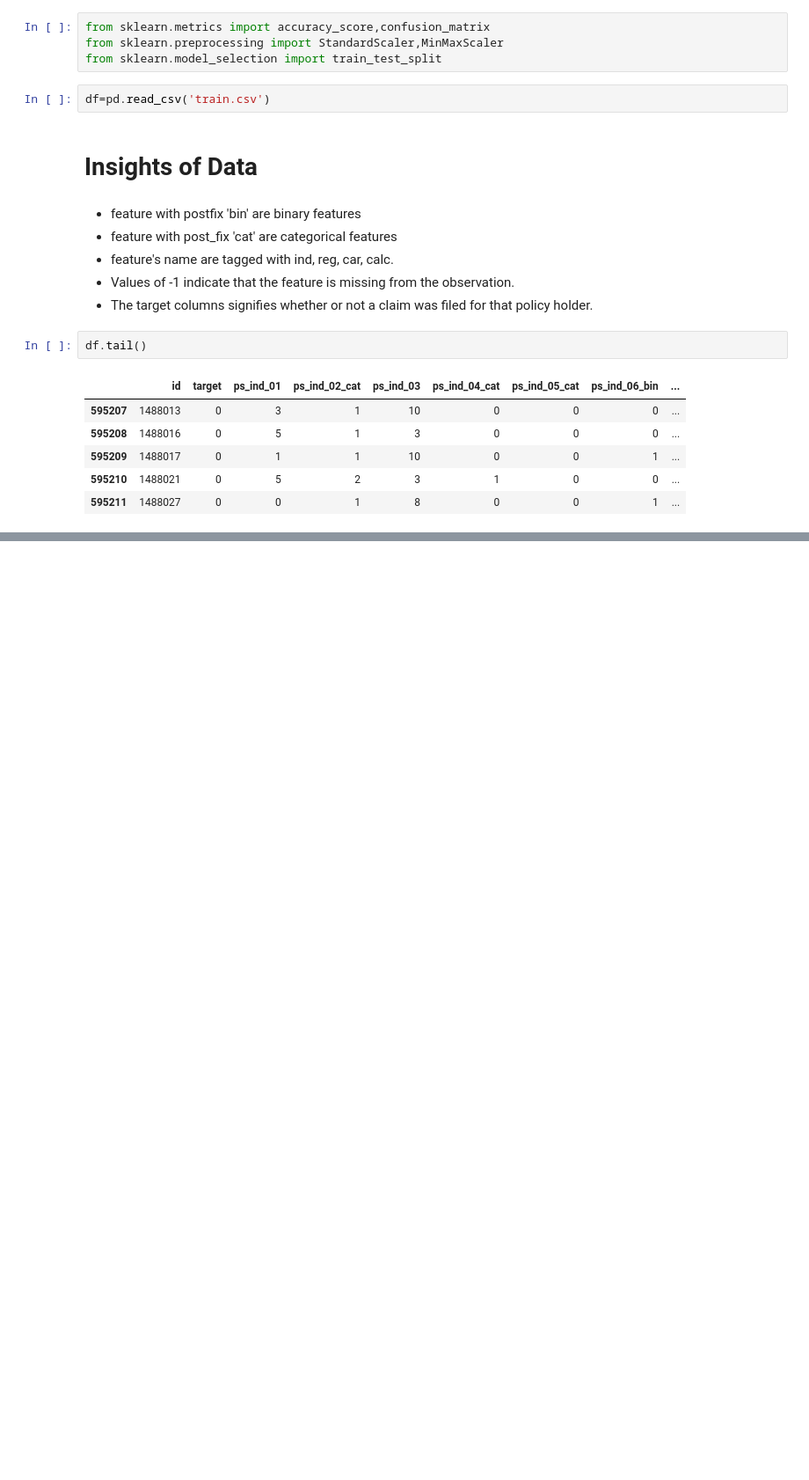
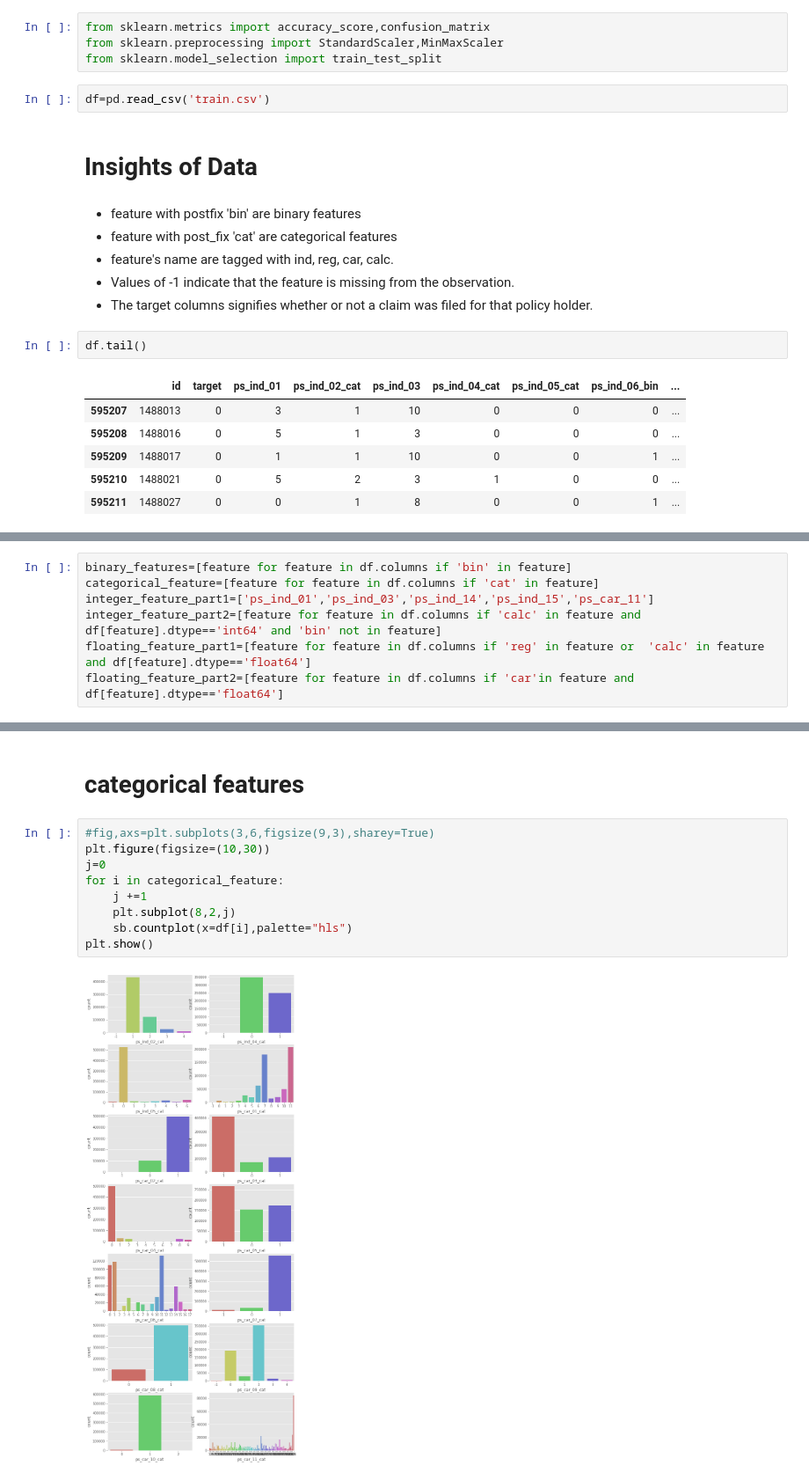
Before and after one commit to KrishnaDesai16/InsuranceClaimPrediction, a Jupyter notebook: InsuranceClaimPrediction.ipynb, the cells around one changed output, grey strips where cells are left out. Shown at 88% size. Saved outputs shown, nothing was run; the diff lists cells and outputs as text; blank space fills up the shorter version.

```diff
--- a/InsuranceClaimPrediction.ipynb
+++ b/InsuranceClaimPrediction.ipynb
@@ -43,0 +85,7 @@ f
+# %%
+binary_features=[feature for feature in df.columns if 'bin' in feature]
+categorical_feature=[feature for feature in df.columns if 'cat' in feature]
+integer_feature_part1=['ps_ind_01','ps_ind_03','ps_ind_14','ps_ind_15','ps_car_11']
+integer_feature_part2=[feature for feature in df.columns if 'calc' in feature and df[feature].dtype=='int64' and 'bin' not in feature]
+floating_feature_part1=[feature for feature in df.columns if 'reg' in feature or  'calc' in feature and df[feature].dtype=='float64']
+floating_feature_part2=[feature for feature in df.columns if 'car'in feature and df[feature].dtype=='float64']
@@ -43,0 +104,13 @@ f
+# %% [markdown]
+# categorical features
+# %%
+#fig,axs=plt.subplots(3,6,figsize(9,3),sharey=True)
+plt.figure(figsize=(10,30))
+j=0
+for i in categorical_feature:
+    j +=1
+    plt.subplot(8,2,j)
+    sb.countplot(x=df[i],palette="hls")
+plt.show()
+# %% [output]
+[figure, added]
```
Also changed, not shown: parts of 11 cells of this notebook.
